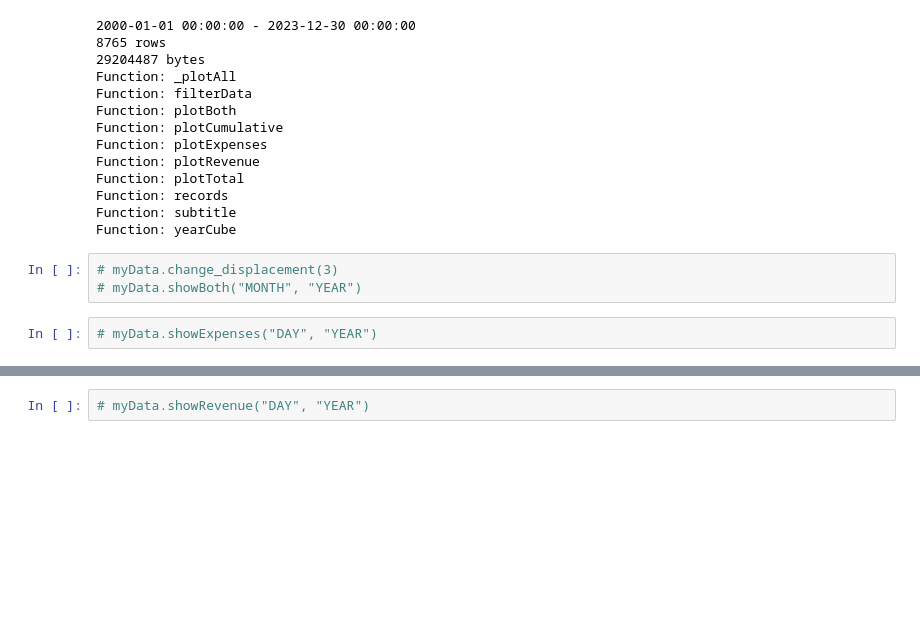
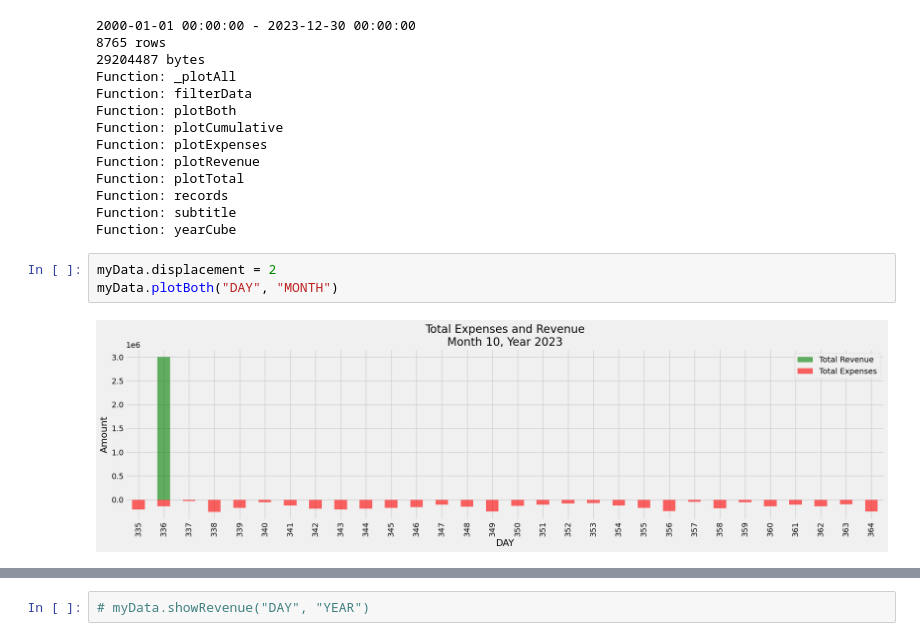
Before and after one commit to AtlasCJr/pfm, a Jupyter notebook: myAnalysisClass.ipynb, the cells around one changed output, grey strips where cells are left out. Cells and saved outputs as stored; diff of their text form; blank space fills up the shorter version.

```diff
--- a/myAnalysisClass.ipynb
+++ b/myAnalysisClass.ipynb
@@ -351,8 +370,8 @@ Function: plotTotal
 Function: records
 Function: subtitle
 Function: yearCube
-# %%
-# myData.change_displacement(3)
-# myData.showBoth("MONTH", "YEAR")
-# %%
-# myData.showExpenses("DAY", "YEAR")
+# %%
+myData.displacement = 2
+myData.plotBoth("DAY", "MONTH")
+# %% [output]
+[figure, added]
```
Also changed, not shown: parts of 3 cells of this notebook, 16 other files.
